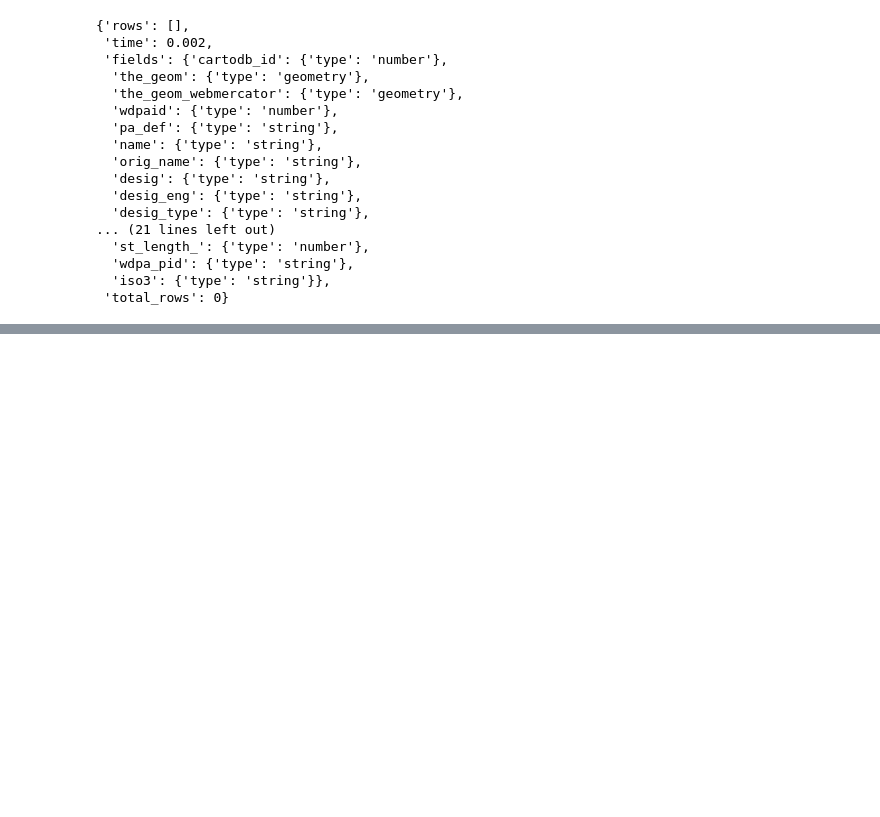
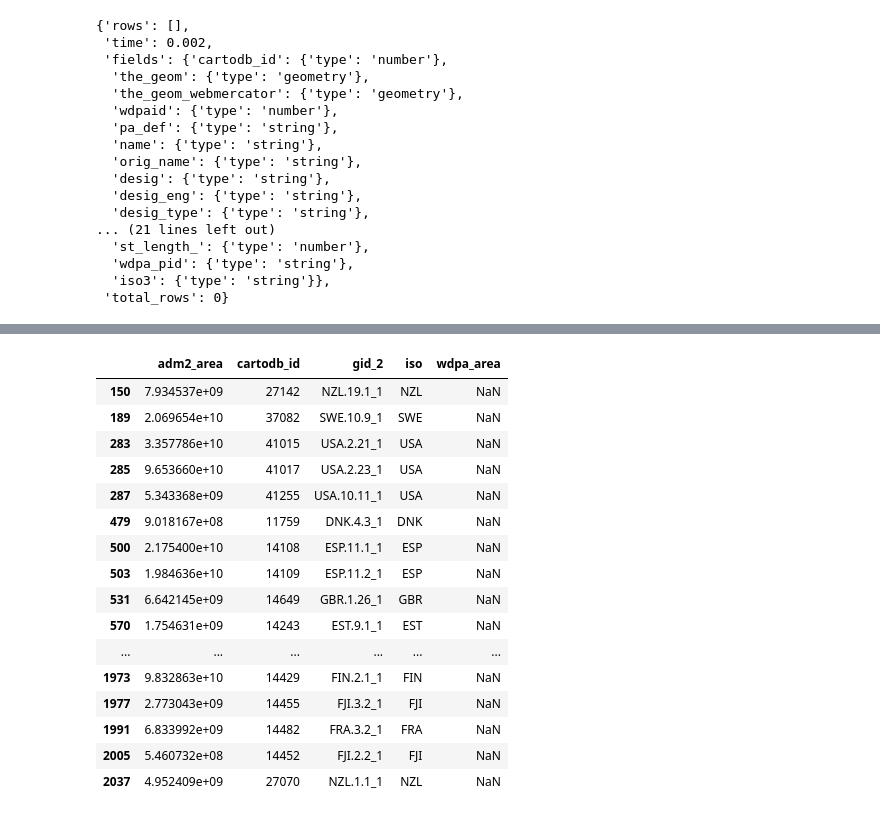
Before and after one commit to fgassert/eeNotebooks, a Jupyter notebook: notebooks/Intersect_WDPA.ipynb, the cells around one changed output, grey strips where cells are left out. Cells and saved outputs as stored; diff of their text form; code cells hidden in the pictures; blank space fills up the shorter version.

```diff
--- a/notebooks/Intersect_WDPA.ipynb
+++ b/notebooks/Intersect_WDPA.ipynb
@@ -178,3 +171,23 @@ Num failed: 22
+# %%
+ADM1[ADM1['wdpa_area'].isna()]
+# %% [output]
+|  | adm2_area | cartodb_id | gid_2 | iso | wdpa_area |
+| 150 | 7.934537e+09 | 27142 | NZL.19.1_1 | NZL | NaN |
+| 189 | 2.069654e+10 | 37082 | SWE.10.9_1 | SWE | NaN |
+| 283 | 3.357786e+10 | 41015 | USA.2.21_1 | USA | NaN |
+| 285 | 9.653660e+10 | 41017 | USA.2.23_1 | USA | NaN |
+| 287 | 5.343368e+09 | 41255 | USA.10.11_1 | USA | NaN |
+| 479 | 9.018167e+08 | 11759 | DNK.4.3_1 | DNK | NaN |
+| 500 | 2.175400e+10 | 14108 | ESP.11.1_1 | ESP | NaN |
+| 503 | 1.984636e+10 | 14109 | ESP.11.2_1 | ESP | NaN |
+| 531 | 6.642145e+09 | 14649 | GBR.1.26_1 | GBR | NaN |
+| 570 | 1.754631e+09 | 14243 | EST.9.1_1 | EST | NaN |
+| ... | ... | ... | ... | ... | ... |
+| 1973 | 9.832863e+10 | 14429 | FIN.2.1_1 | FIN | NaN |
+| 1977 | 2.773043e+09 | 14455 | FJI.3.2_1 | FJI | NaN |
+| 1991 | 6.833992e+09 | 14482 | FRA.3.2_1 | FRA | NaN |
+| 2005 | 5.460732e+08 | 14452 | FJI.2.2_1 | FJI | NaN |
+| 2037 | 4.952409e+09 | 27070 | NZL.1.1_1 | NZL | NaN |
 # %%
 # if the bottleneck is intersection, try simplifing the query polygon?
 
```
Also changed, not shown: parts of 11 cells of this notebook, 7 other files.
